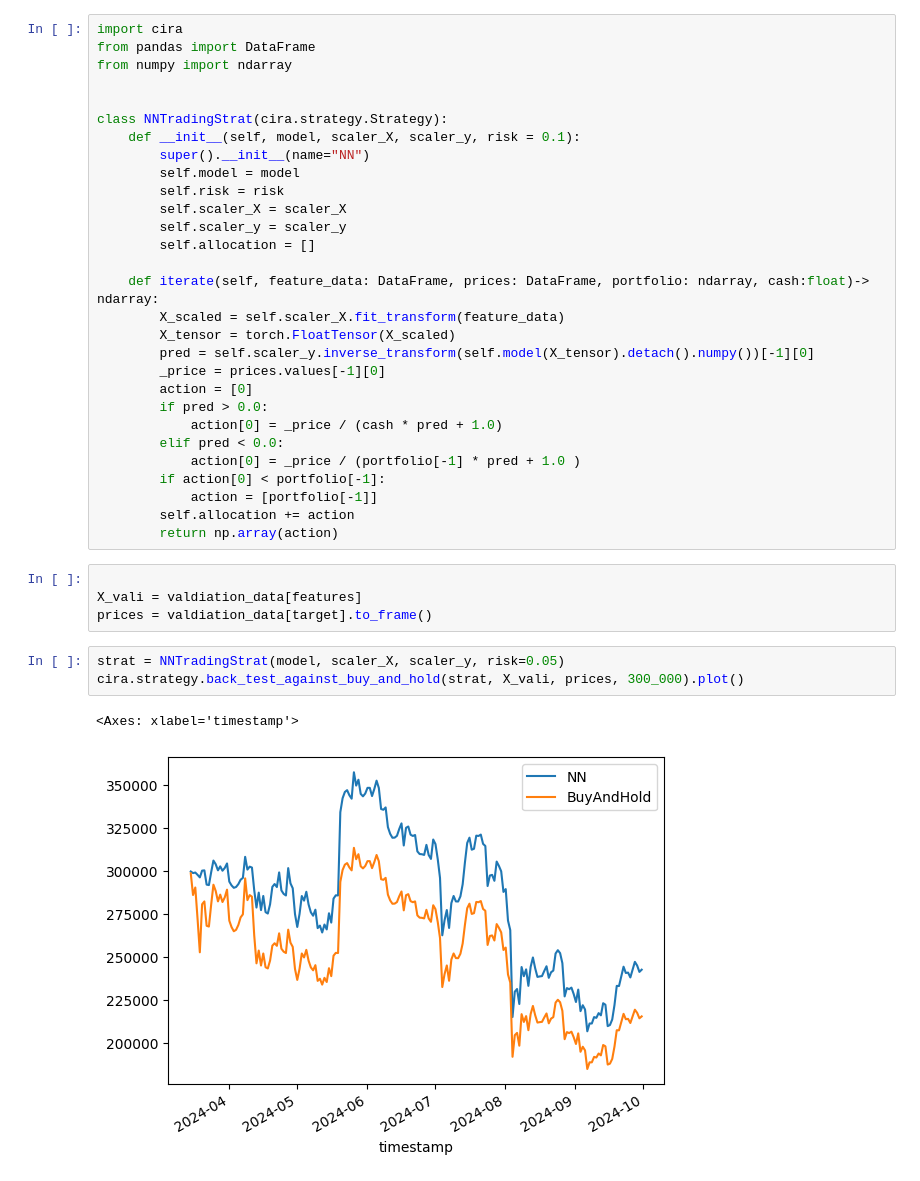
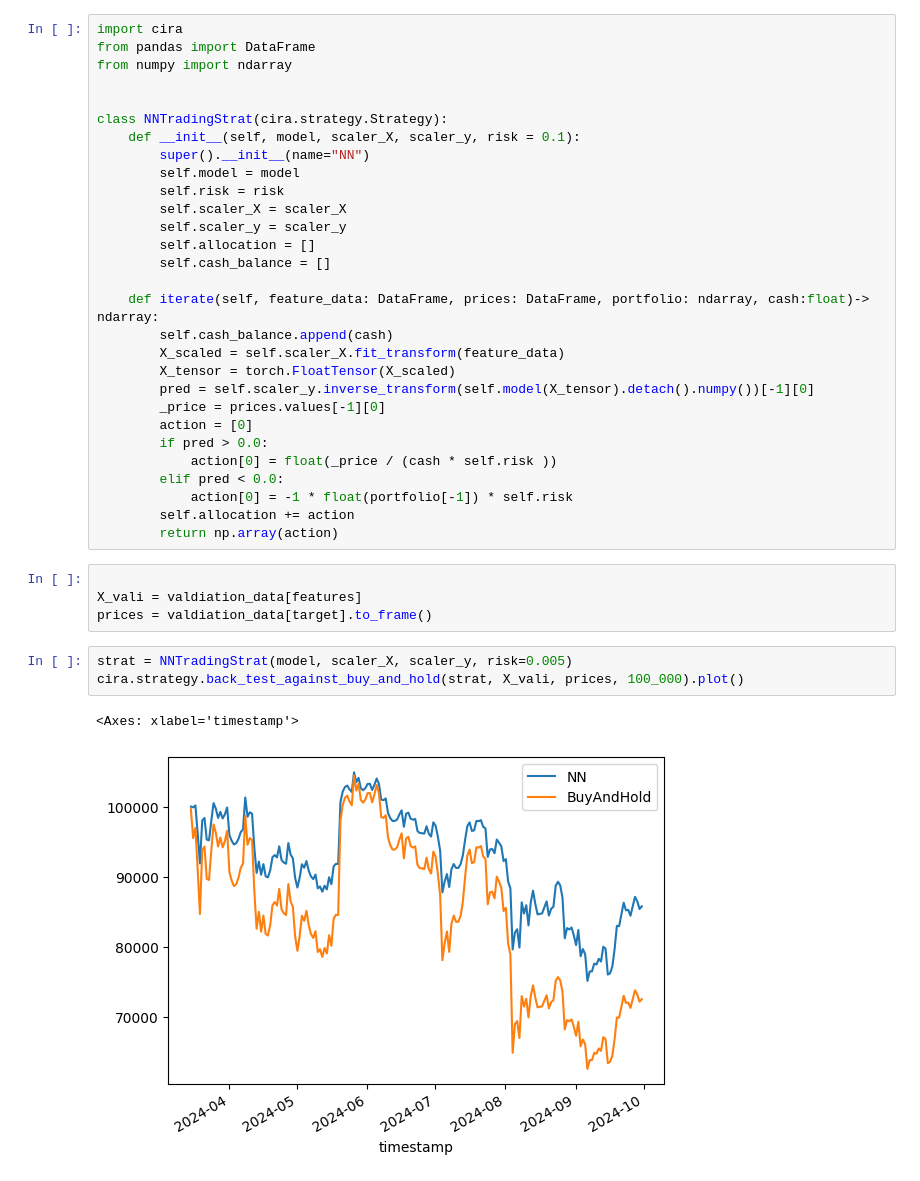
Before and after one commit to AxelGard/cira-examples, a Jupyter notebook: nn_simple.ipynb, the cells around one changed output. Saved outputs shown, nothing was run; the diff lists cells and outputs as text.

```diff
--- a/nn_simple.ipynb
+++ b/nn_simple.ipynb
@@ -139,19 +139,19 @@ class NNTradingStrat(cira.strategy.Strategy):
         self.scaler_X = scaler_X
         self.scaler_y = scaler_y
         self.allocation = []
+        self.cash_balance = []
 
     def iterate(self, feature_data: DataFrame, prices: DataFrame, portfolio: ndarray, cash:float)-> ndarray:
+        self.cash_balance.append(cash)
         X_scaled = self.scaler_X.fit_transform(feature_data)
         X_tensor = torch.FloatTensor(X_scaled)
         pred = self.scaler_y.inverse_transform(self.model(X_tensor).detach().numpy())[-1][0]
         _price = prices.values[-1][0]
         action = [0]
         if pred > 0.0:
-            action[0] = _price / (cash * pred + 1.0)
+            action[0] = float(_price / (cash * self.risk ))
         elif pred < 0.0:
-            action[0] = _price / (portfolio[-1] * pred + 1.0 )
-        if action[0] < portfolio[-1]:
-            action = [portfolio[-1]]
+            action[0] = -1 * float(portfolio[-1]) * self.risk
         self.allocation += action
         return np.array(action)
 # %%
@@ -159,11 +159,11 @@ class NNTradingStrat(cira.strategy.Strategy):
 X_vali = valdiation_data[features]
 prices = valdiation_data[target].to_frame()
 # %%
-strat = NNTradingStrat(model, scaler_X, scaler_y, risk=0.05)
-cira.strategy.back_test_against_buy_and_hold(strat, X_vali, prices, 300_000).plot()
+strat = NNTradingStrat(model, scaler_X, scaler_y, risk=0.005)
+cira.strategy.back_test_against_buy_and_hold(strat, X_vali, prices, 100_000).plot()
 # %% [output]
 <Axes: xlabel='timestamp'>
-[figure, old version]
+[figure, new version]
 # %%
 
 pd.DataFrame({"allocation":np.array(strat.allocation).cumsum()}).plot()
```
Also changed, not shown: parts of 6 cells of this notebook.
